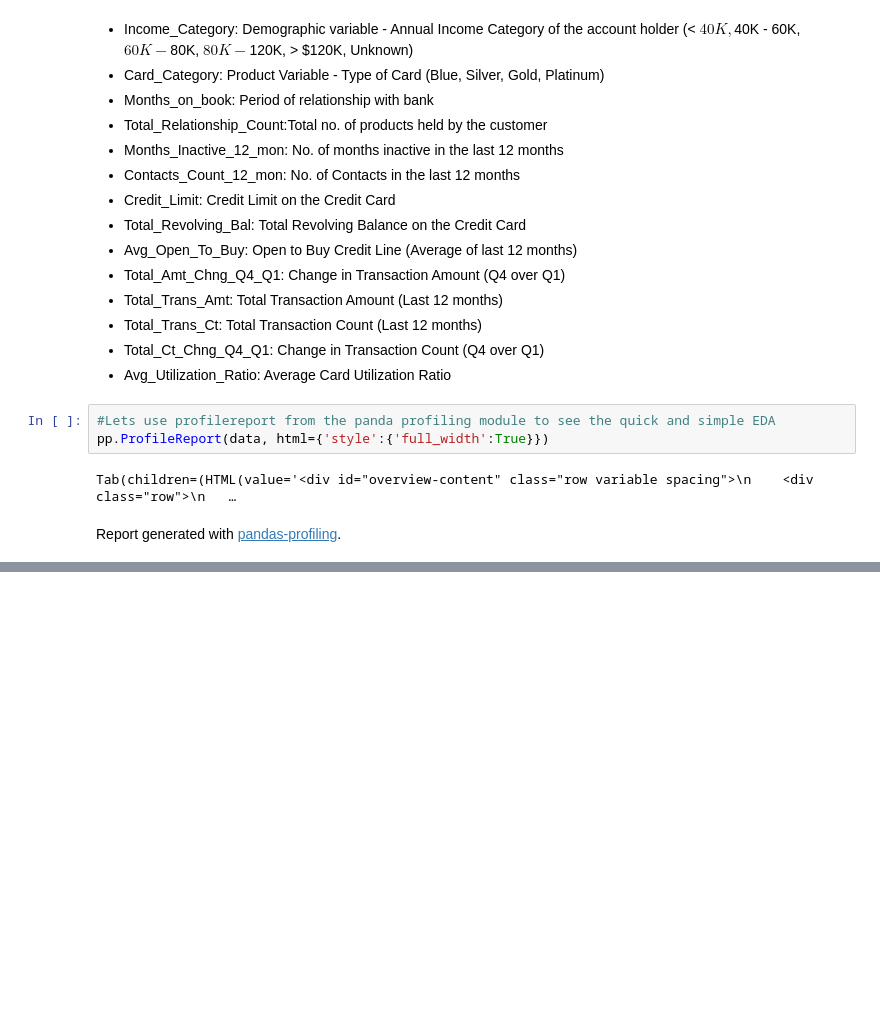
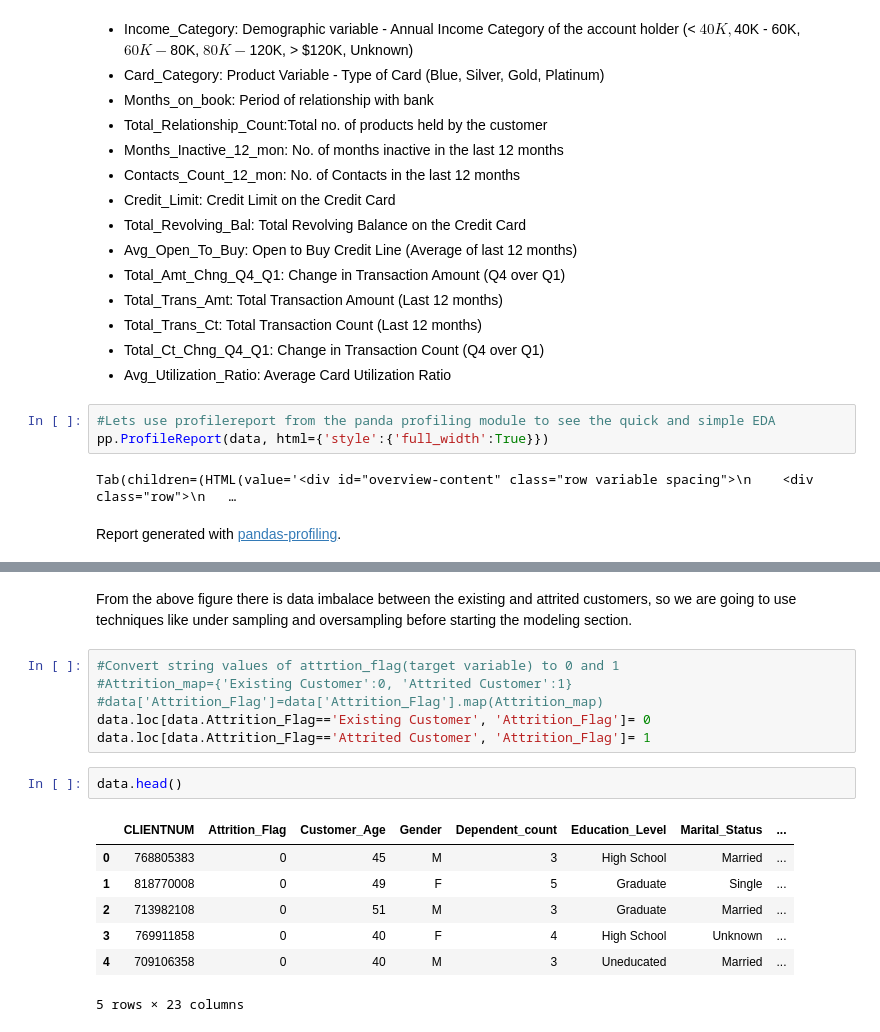
Before and after one commit to Ykidane/Churning_Customers, a Jupyter notebook: Churning_customers.ipynb, the cells around one changed output, grey strips where cells are left out. Saved outputs shown, nothing was run; the diff lists cells and outputs as text; blank space fills up the shorter version.

```diff
--- a/Churning_customers.ipynb
+++ b/Churning_customers.ipynb
@@ -88,0 +96,20 @@ Report generated with pandas-profiling.
+# %% [markdown]
+From the above figure there is data imbalace between the existing and attrited customers,
+so we are going to use techniques like under sampling and oversampling before starting the
+modeling section.
+# %%
+#Convert string values of attrtion_flag(target variable) to 0 and 1
+#Attrition_map={'Existing Customer':0, 'Attrited Customer':1}
+#data['Attrition_Flag']=data['Attrition_Flag'].map(Attrition_map)
+data.loc[data.Attrition_Flag=='Existing Customer', 'Attrition_Flag']= 0
+data.loc[data.Attrition_Flag=='Attrited Customer', 'Attrition_Flag']= 1
+# %%
+data.head()
+# %% [output]
+|  | CLIENTNUM | Attrition_Flag | Customer_Age | Gender | Dependent_count | Education_Level | Marital_Status | ... |
+| 0 | 768805383 | 0 | 45 | M | 3 | High School | Married | ... |
+| 1 | 818770008 | 0 | 49 | F | 5 | Graduate | Single | ... |
+| 2 | 713982108 | 0 | 51 | M | 3 | Graduate | Married | ... |
+| 3 | 769911858 | 0 | 40 | F | 4 | High School | Unknown | ... |
+| 4 | 709106358 | 0 | 40 | M | 3 | Uneducated | Married | ... |
+5 rows × 23 columns
```
Also changed, not shown: parts of 5 cells of this notebook.
